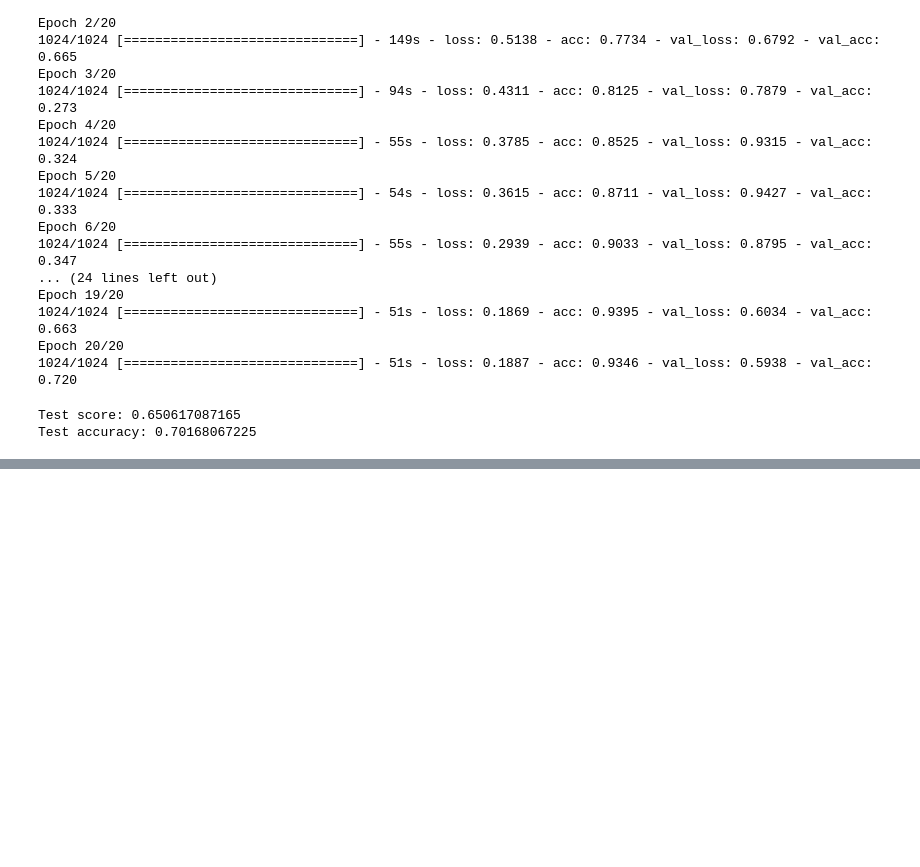
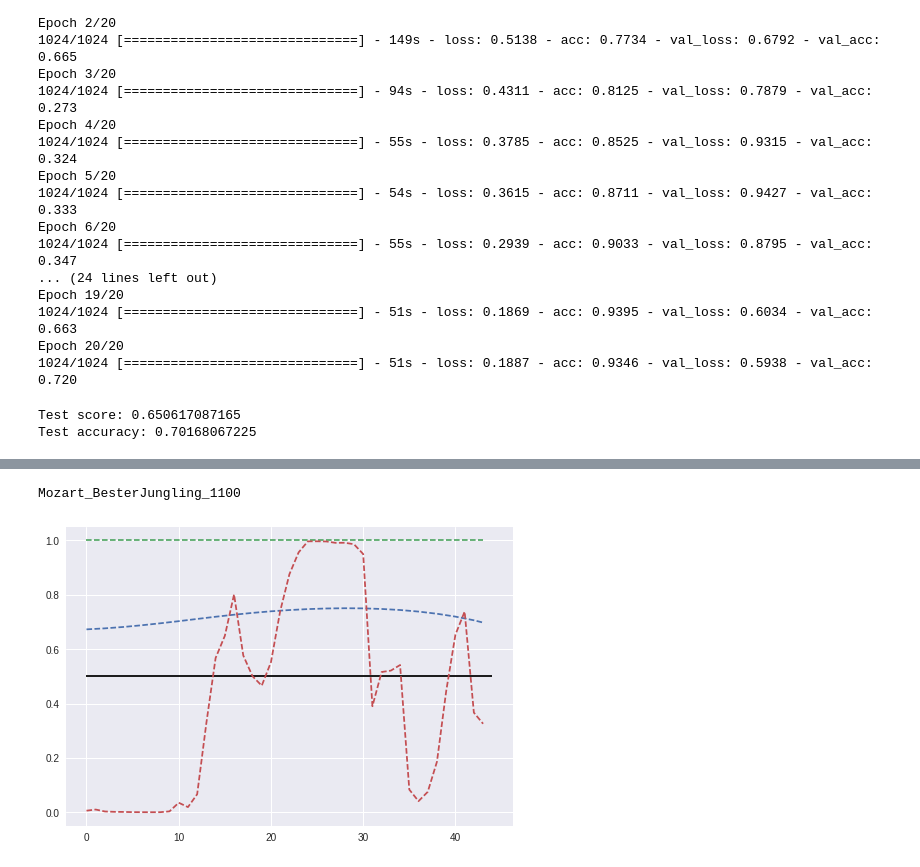
Before and after one commit to bmcfee/miasma, a Jupyter notebook: notebooks/binary_mil.ipynb, the cells around one changed output, grey strips where cells are left out. Drawn from its saved outputs; the diff is of its cells as text; code cells hidden in the pictures; blank space fills up the shorter version.

```diff
--- a/notebooks/binary_mil.ipynb
+++ b/notebooks/binary_mil.ipynb
@@ -816,0 +1038,3 @@ Test accuracy: 0.70168067225
+# %%
+weightfile = "/scratch/js7561/datasets/MedleyDB_output/models/notebook/weights.hdf5"
+fmodel.load_weights(weightfile, by_name=True)
@@ -816,0 +1134,2 @@ Test accuracy: 0.70168067225
+# %%
+test_generator = get_test_generator_frames()
@@ -816,0 +1164,14 @@ Test accuracy: 0.70168067225
+# %%
+pred = fmodel.predict(X_test)
+# %%
+ind = np.random.randint(pred.shape[0])
+
+fig = plt.figure()
+plt.plot(ACT_test[ind], '--')
+plt.plot(Y_test[ind], '--')
+plt.plot(pred[ind], '--')
+plt.hlines(0.5, 0, 44)
+print(ID_test[ind])
+# %% [output]
+Mozart_BesterJungling_1100
+[figure, added]
```
Also changed, not shown: parts of 15 cells of this notebook.
